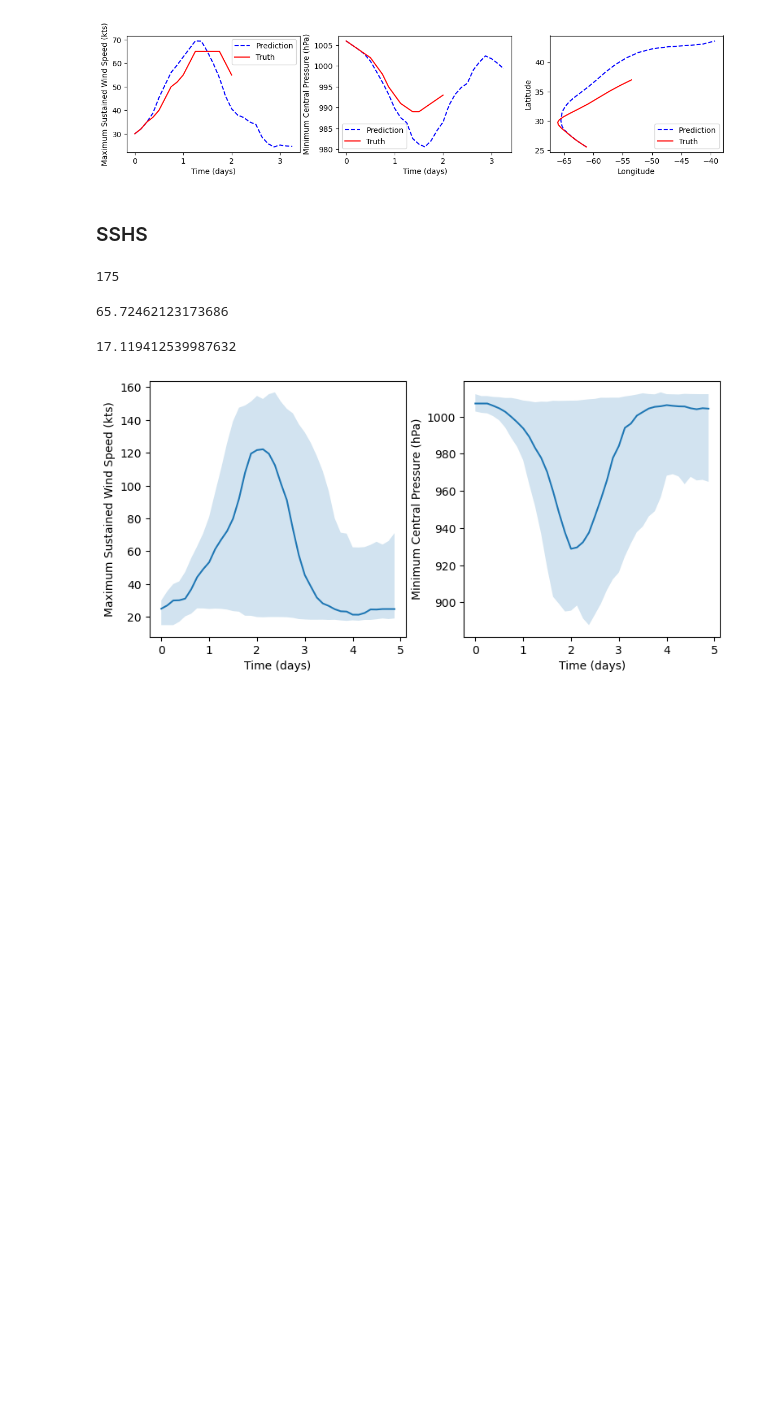
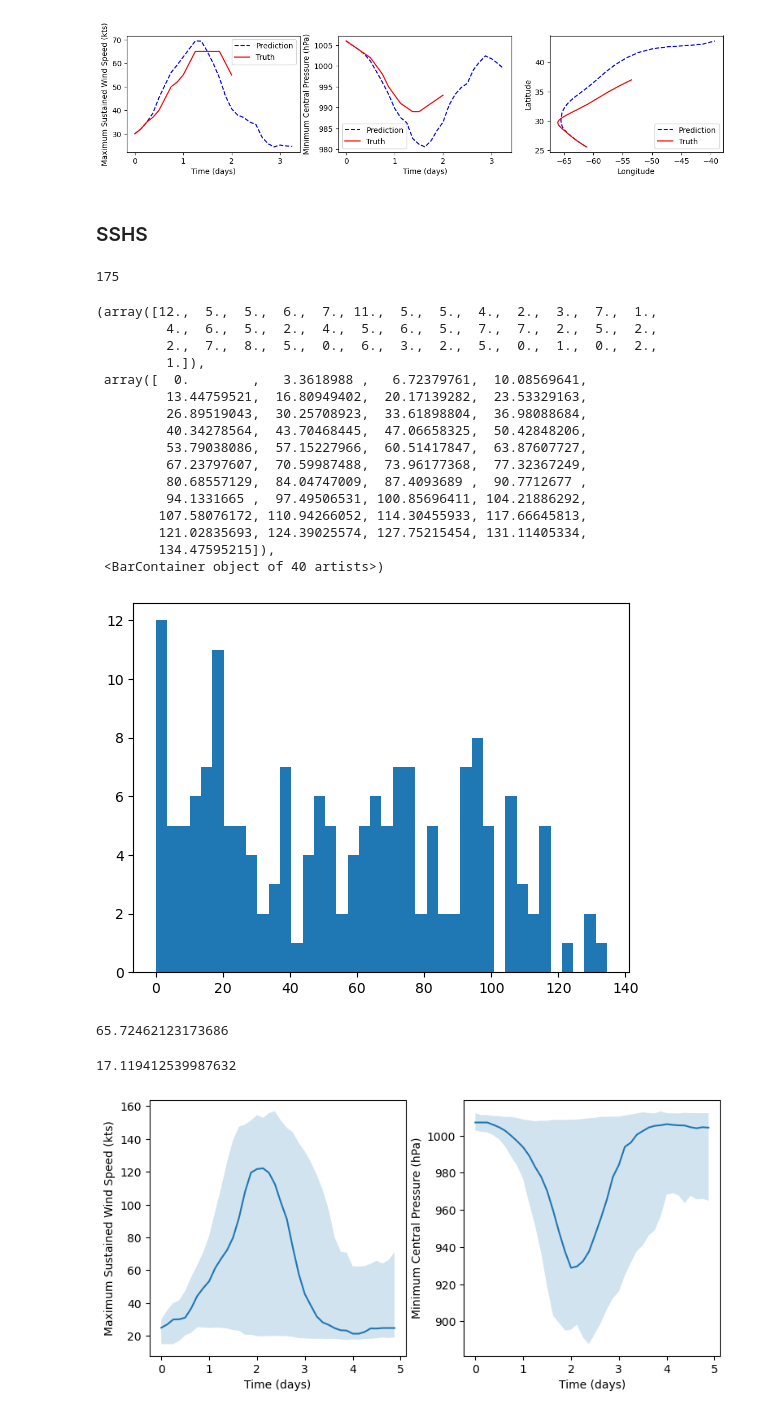
Before and after one commit to OneOneFour/CS229-Project, a Jupyter notebook: sst_experiments/ibtracs_sst_xgboost.ipynb, the cells around one changed output. Drawn from its saved outputs; the diff is of its cells as text; code cells hidden in the pictures; blank space fills up the shorter version.

```diff
--- a/sst_experiments/ibtracs_sst_xgboost.ipynb
+++ b/sst_experiments/ibtracs_sst_xgboost.ipynb
@@ -250,6 +250,26 @@ max_speed_pred = np.array([max(track[:,0]) for track in predictions])
 
 time_max_speed_truth = np.array([np.argmax(track[:,0]) for track in test_tracks])
 time_max_speed_pred = np.array([np.argmax(track[:,0]) for track in predictions])
+# %%
+plt.hist(np.abs(max_speed_truth - max_speed_pred),bins=40)
+# %% [output]
+(array([12.,  5.,  5.,  6.,  7., 11.,  5.,  5.,  4.,  2.,  3.,  7.,  1.,
+         4.,  6.,  5.,  2.,  4.,  5.,  6.,  5.,  7.,  7.,  2.,  5.,  2.,
+         2.,  7.,  8.,  5.,  0.,  6.,  3.,  2.,  5.,  0.,  1.,  0.,  2.,
+         1.]),
+ array([  0.        ,   3.3618988 ,   6.72379761,  10.08569641,
+         13.44759521,  16.80949402,  20.17139282,  23.53329163,
+         26.89519043,  30.25708923,  33.61898804,  36.98088684,
+         40.34278564,  43.70468445,  47.06658325,  50.42848206,
+         53.79038086,  57.15227966,  60.51417847,  63.87607727,
+         67.23797607,  70.59987488,  73.96177368,  77.32367249,
+         80.68557129,  84.04747009,  87.4093689 ,  90.7712677 ,
+         94.1331665 ,  97.49506531, 100.85696411, 104.21886292,
+        107.58076172, 110.94266052, 114.30455933, 117.66645813,
+        121.02835693, 124.39025574, 127.75215454, 131.11405334,
+        134.47595215]),
+ <BarContainer object of 40 artists>)
+[figure, added]
 # %%
 mean_squared_error(max_speed_truth,max_speed_pred,squared=False)
 # %% [output]
```
Also changed, not shown: 3 other files.
